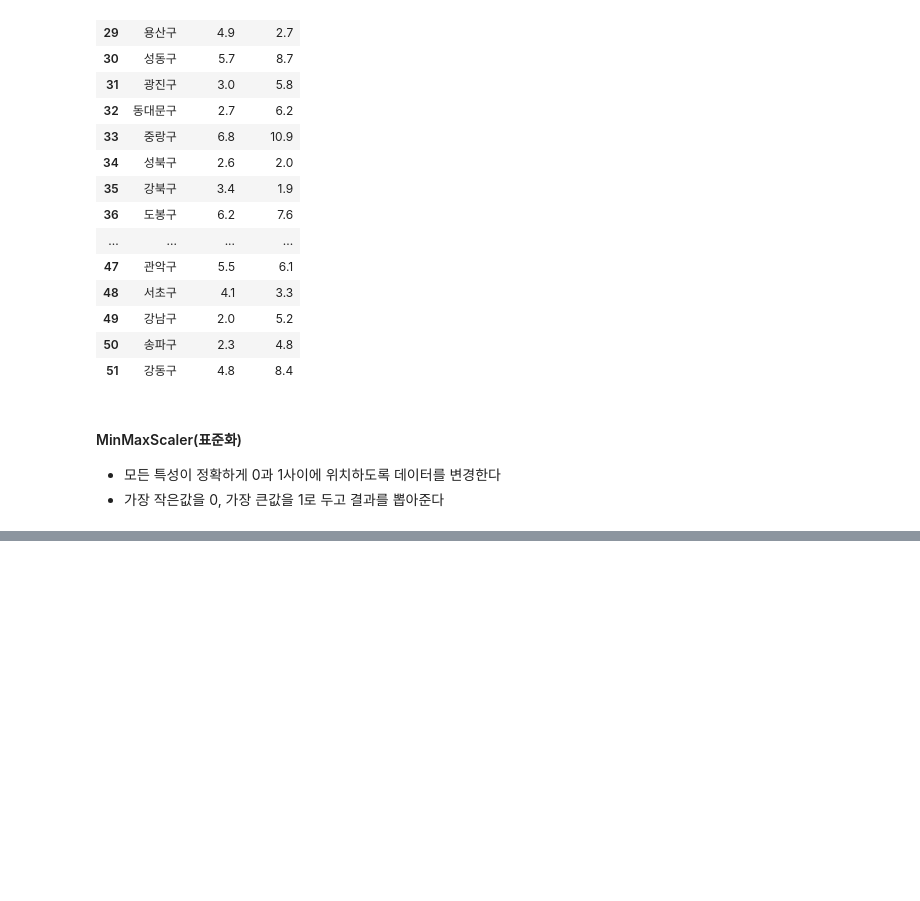
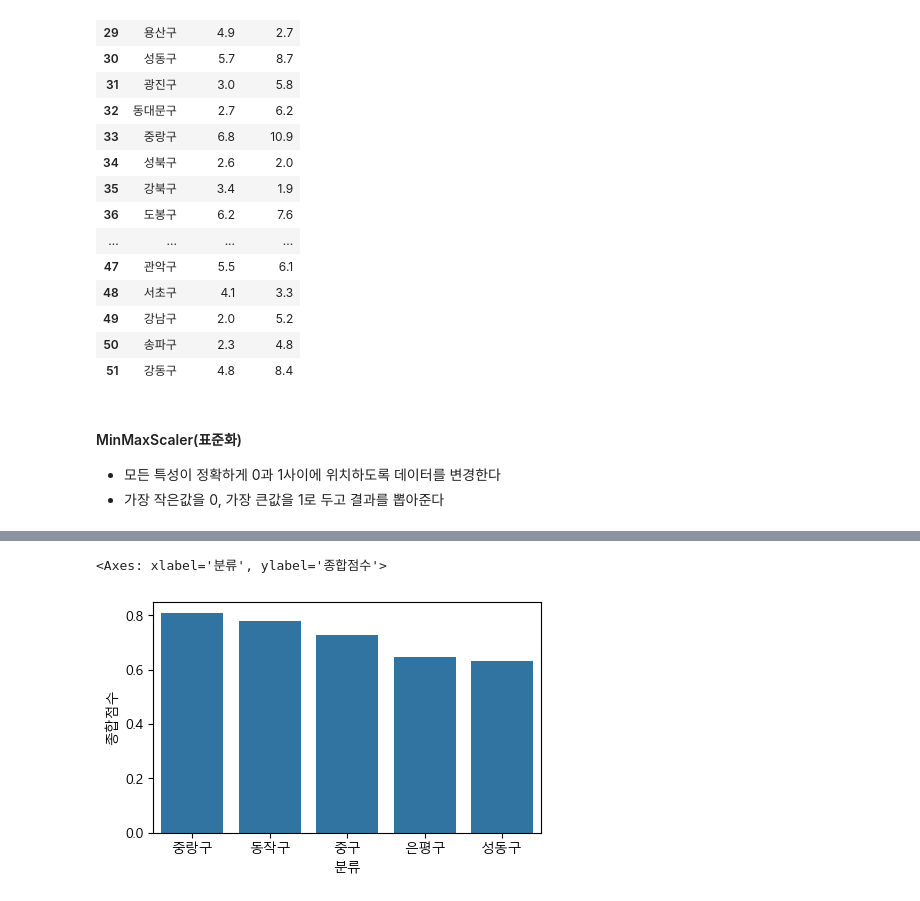
Before and after one commit to ChoHeeWon00/ml-workspace, a Jupyter notebook: 3.시각화/3.탐색적 데이터분석(EDA).ipynb, the cells around one changed output, grey strips where cells are left out. Cells and saved outputs as stored; diff of their text form; code cells hidden in the pictures; blank space fills up the shorter version.

```diff
--- a/3.시각화/3.탐색적 데이터분석(EDA).ipynb
+++ b/3.시각화/3.탐색적 데이터분석(EDA).ipynb
@@ -195,0 +281,4 @@ df_sort
+# %%
+df_test = pd.DataFrame(min_max_df, columns=['장소부족','비용부족'])
+df_test['분류'] = df_sort['분류'].values
+df_test
@@ -195,0 +303,3 @@ df_sort
+# %%
+df_sort = df_test[['분류','장소부족','비용부족']]
+df_sort.head(2)
@@ -195,0 +331,3 @@ df_sort
+# %%
+df_sort['종합점수'] = df_sort["장소부족"] * 0.6 + df_sort['비용부족'] * 0.4
+df_sort.head(3)
@@ -195,0 +339,3 @@ df_sort
+# %%
+df_sort_top5 = df_sort.sort_values(by="종합점수", ascending=False ).head()
+df_sort_top5
@@ -195,0 +349,6 @@ df_sort
+# %%
+fig, ax = plt.subplots( 1,1, figsize=(5,3) )
+sns.barplot(x="분류", y="종합점수" , data=df_sort_top5 , ax=ax)
+# %% [output]
+<Axes: xlabel='분류', ylabel='종합점수'>
+[figure, added]
```
Also changed, not shown: parts of 20 cells of this notebook.
